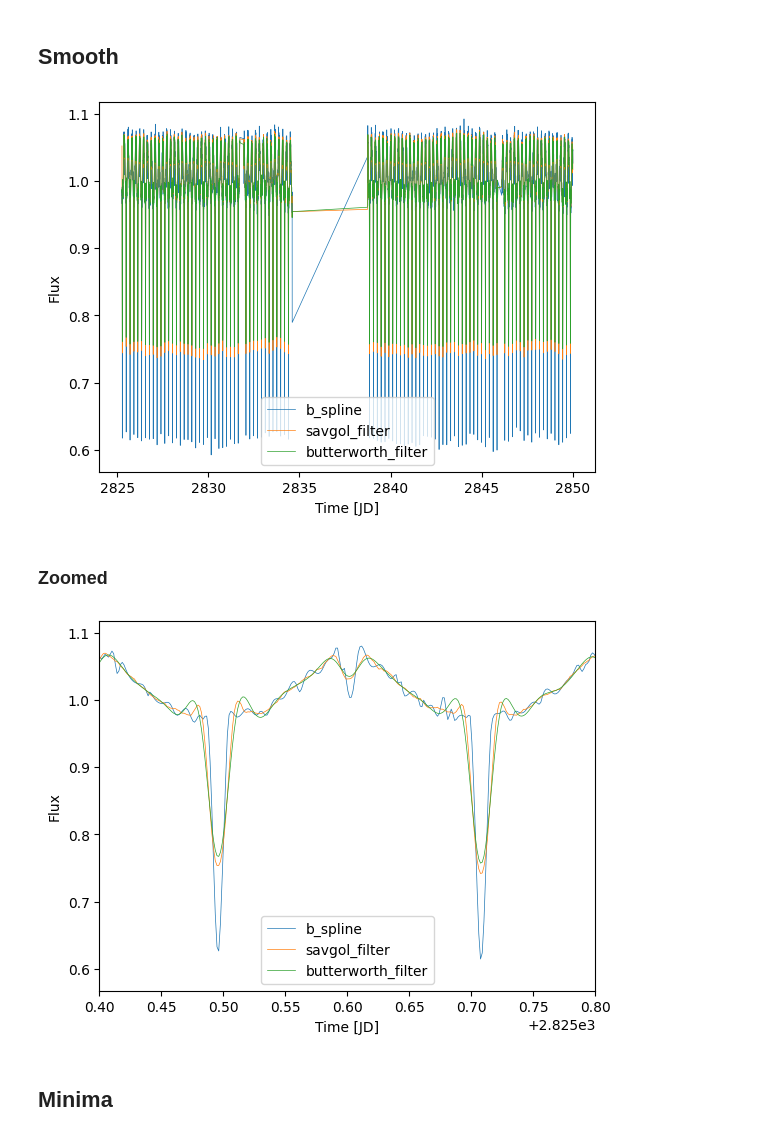
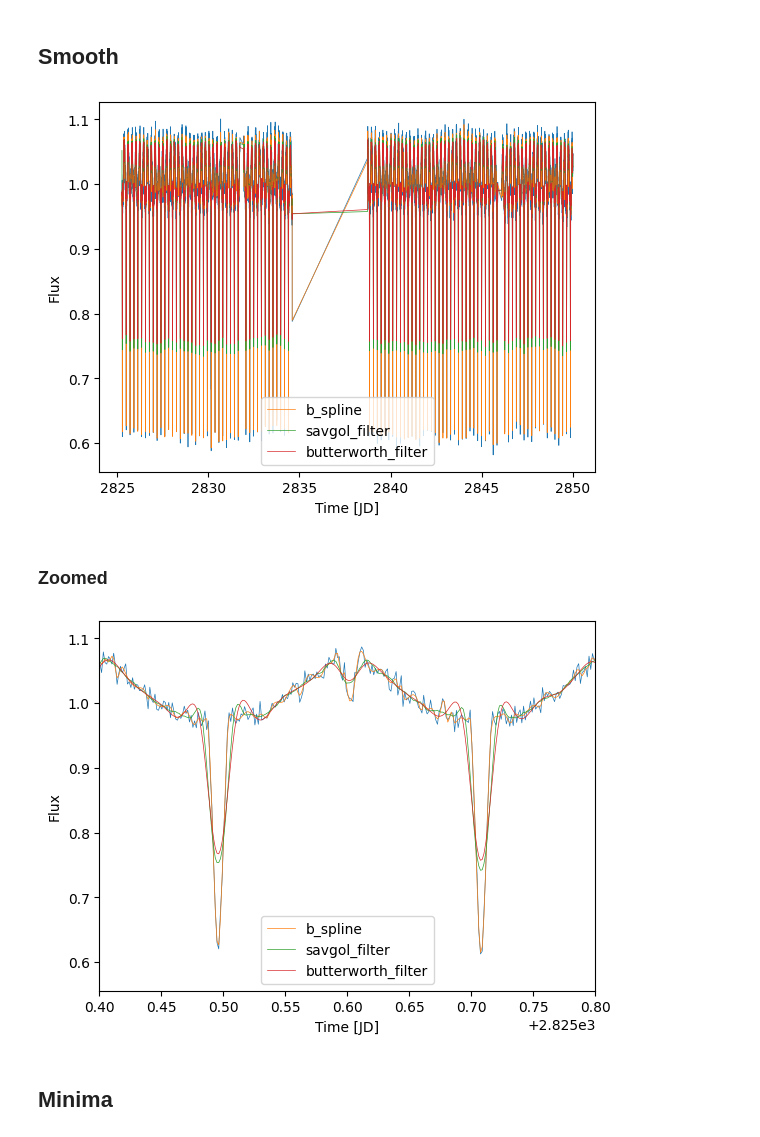
Before and after one commit to mshemuni/octans, a Jupyter notebook: docs/xlightcurve.ipynb, the cells around one changed output. Saved outputs shown, nothing was run; the diff lists cells and outputs as text; code cells hidden in the pictures.

```diff
--- a/docs/xlightcurve.ipynb
+++ b/docs/xlightcurve.ipynb
@@ -65,19 +65,21 @@ plt.show();
 # %%
 fig, ax = plt.subplots()
 
+xlc.plot(ax=ax)
 xlc.smooth_b_spline().plot(ax=ax, label="b_spline");
 xlc.smooth_savgol_filter().plot(ax=ax, label="savgol_filter");
 xlc.smooth_butterworth_filter().plot(ax=ax, label="butterworth_filter");
 
 plt.legend()
 plt.show()
 # %% [output]
-[figure, old version]
+[figure, new version]
 # %% [markdown]
 ### Zoomed
 # %%
 fig, ax = plt.subplots()
 
+xlc.plot(ax=ax)
 xlc.smooth_b_spline().plot(ax=ax, label="b_spline");
 xlc.smooth_savgol_filter().plot(ax=ax, label="savgol_filter");
 xlc.smooth_butterworth_filter().plot(ax=ax, label="butterworth_filter");
@@ -86,7 +88,7 @@ plt.legend()
 plt.xlim([2825.4, 2825.8])
 plt.show()
 # %% [output]
-[figure, old version]
+[figure, new version]
 # %% [markdown]
 ## Minima
 # %%
```
Also changed, not shown: parts of 1 cell of this notebook.
